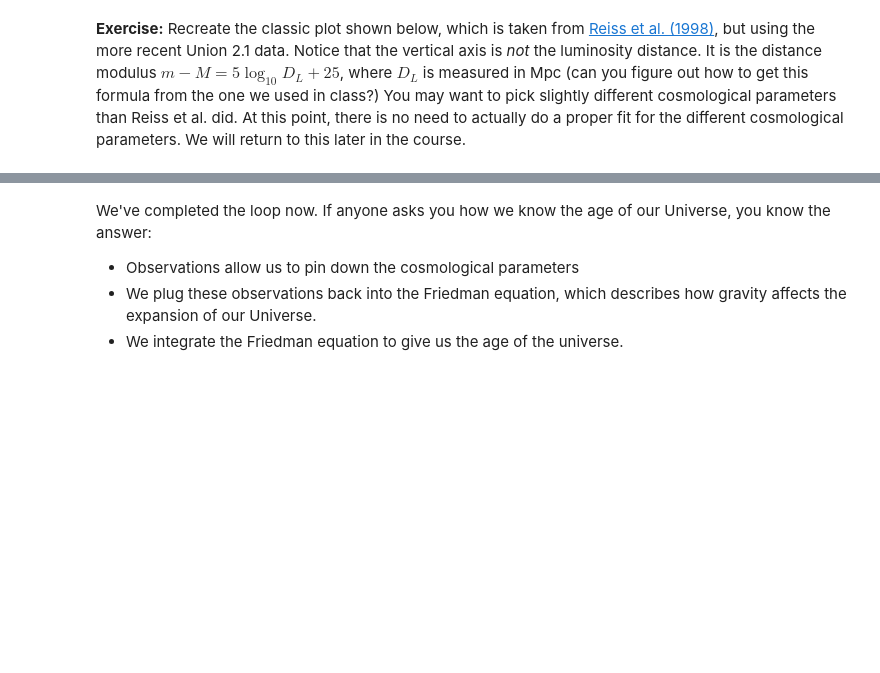
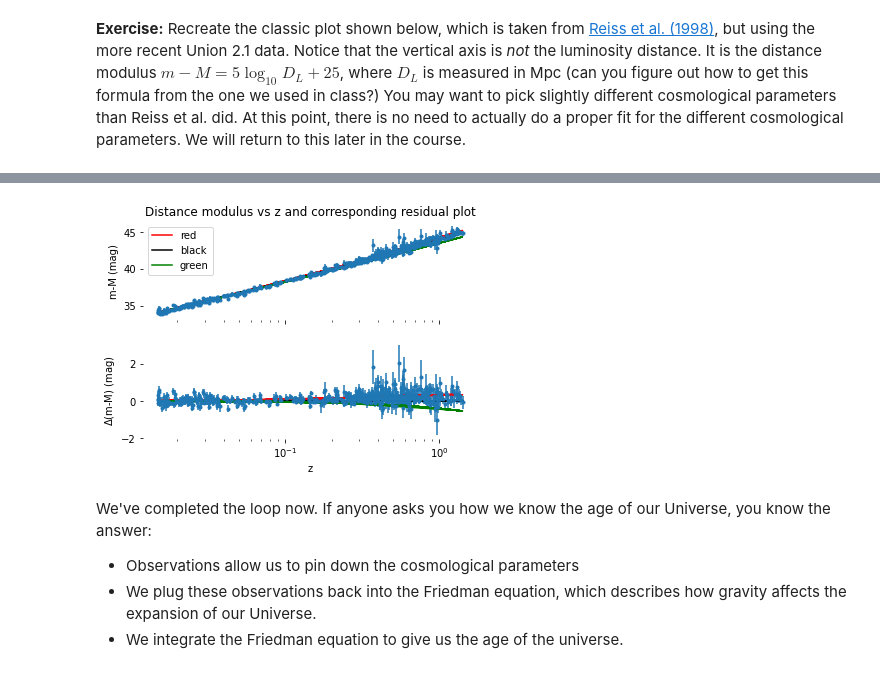
Before and after one commit to JuanDuranMcgill/PHYS321CodingLabs, a Jupyter notebook: CodingLab02/CodingLab02_CosmologicalDistance.ipynb, the cells around one changed output, grey strips where cells are left out. Drawn from its saved outputs; the diff is of its cells as text; code cells hidden in the pictures; blank space fills up the shorter version.

```diff
--- a/CodingLab02/CodingLab02_CosmologicalDistance.ipynb
+++ b/CodingLab02/CodingLab02_CosmologicalDistance.ipynb
@@ -439,3 +400,57 @@ The [Supernova Cosmology Project Union 2.1 Compilation](http://supernova.lbl.gov
+# %%
+z = np.genfromtxt('SCPUnion2.1_mu_vs_z.txt').T[1]
+mM = np.genfromtxt('SCPUnion2.1_mu_vs_z.txt').T[2]
+e = np.genfromtxt('SCPUnion2.1_mu_vs_z.txt').T[3]
+
+#estimated lines:
+#z = np.linspace(0.01,1.5,50)
+from astropy.cosmology import LambdaCDM
+import math
+redLine = LambdaCDM(H0=70*u.km/u.s/u.Mpc, Om0=0.2,Ode0=0.8)
+blackLine = LambdaCDM(H0=70*u.km/u.s/u.Mpc, Om0=0.2,Ode0=0)
+greenLine = LambdaCDM(H0=70*u.km/u.s/u.Mpc, Om0=1.0,Ode0=0.0)
+
+from astropy.cosmology import FLRW as cosmo
+DL_red = cosmo.luminosity_distance(redLine, z).value
+DL_black = cosmo.luminosity_distance(blackLine, z).value
+DL_green = cosmo.luminosity_distance(greenLine, z).value
+
+mM_red = [(5*math.log(D_L, (10))+25) for D_L in DL_red]
+mM_black = [(5*math.log(D_L, (10))+25) for D_L in DL_black]
+mM_green = [(5*math.log(D_L, (10))+25) for D_L in DL_green]
+
+#delta m-M plot:
+
+#take difference with blue line:
+diffRed = [mM_red[i]-mM_black[i] for i in range (len(z))]
+diffBlack = [mM_black[i]-mM_black[i] for i in range (len(z))]
+diffGreen = [mM_green[i]-mM_black[i] for i in range (len(z))]
+
+#plot all in 1 fig
+
+fig, (ax1,ax2) = plt.subplots(nrows=2, sharex=True, subplot_kw=dict(frameon=False))
+
+ax1.errorbar(z, mM, yerr=e, fmt='o', ms=3)
+ax1.set_title("Distance modulus vs z and corresponding residual plot")
+plt.xlabel("z")
+ax1.set_ylabel("m-M (mag)")
+#plt.xscale('log')
+
+ax1.plot(z, mM_red,'r', label='red')
+ax1.plot(z, mM_black,'k', label='black')
+ax1.plot(z, mM_green,'g', label='green')
+ax1.legend(loc='upper left')
+
+
+ax2.errorbar(z, mM-mM_black, yerr=e, fmt='o', ms=3)
+ax2.plot(z, diffRed,'r', label='red')
+ax2.plot(z, diffBlack,'k', label='black')
+ax2.plot(z, diffGreen,'g', label='green',)
+ax2.set_ylabel("$\Delta$(m-M) (mag)")
+plt.xscale('log')
+plt.show()
+# %% [output]
+[figure, added]
 # %% [markdown]
 We've completed the loop now. If anyone asks you how we know the age of our Universe, you know the answer:
 * Observations allow us to pin down the cosmological parameters
```
Also changed, not shown: parts of 2 cells of this notebook, 1 other file.
